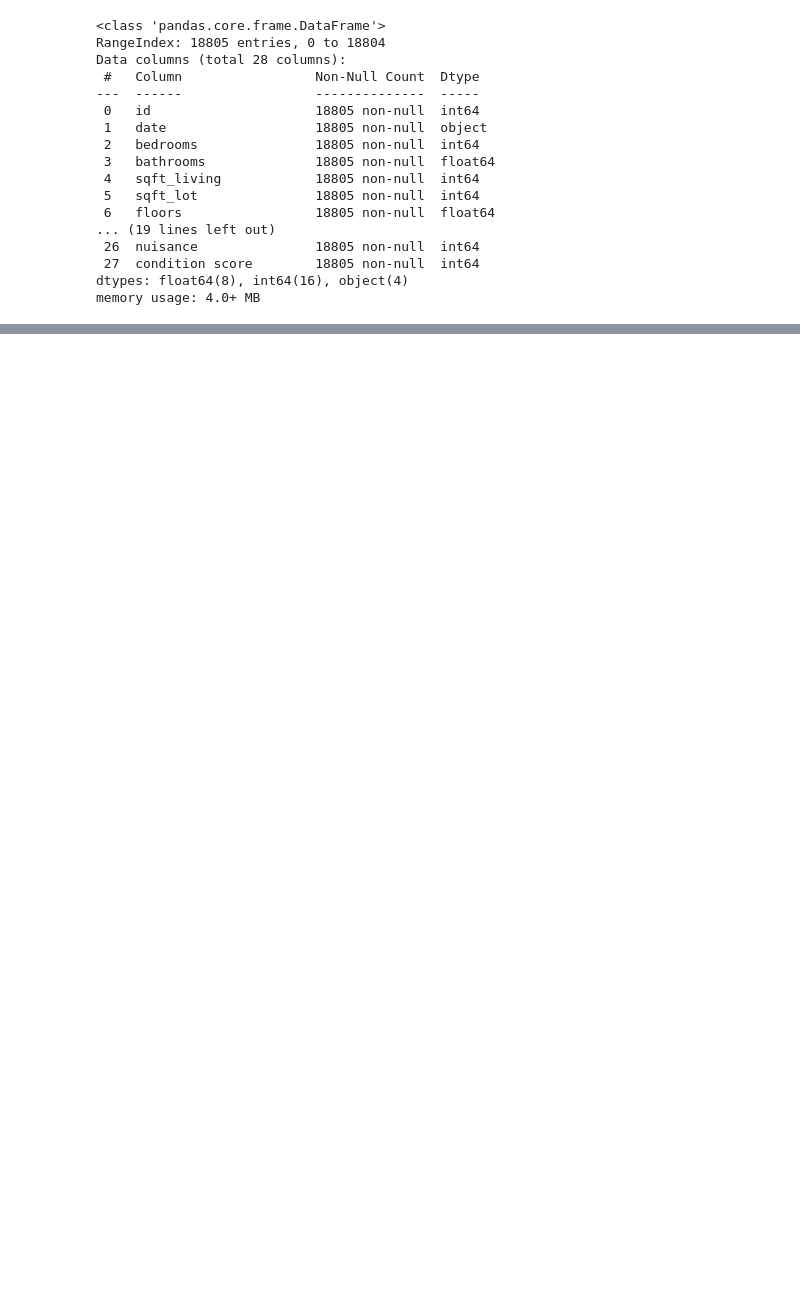
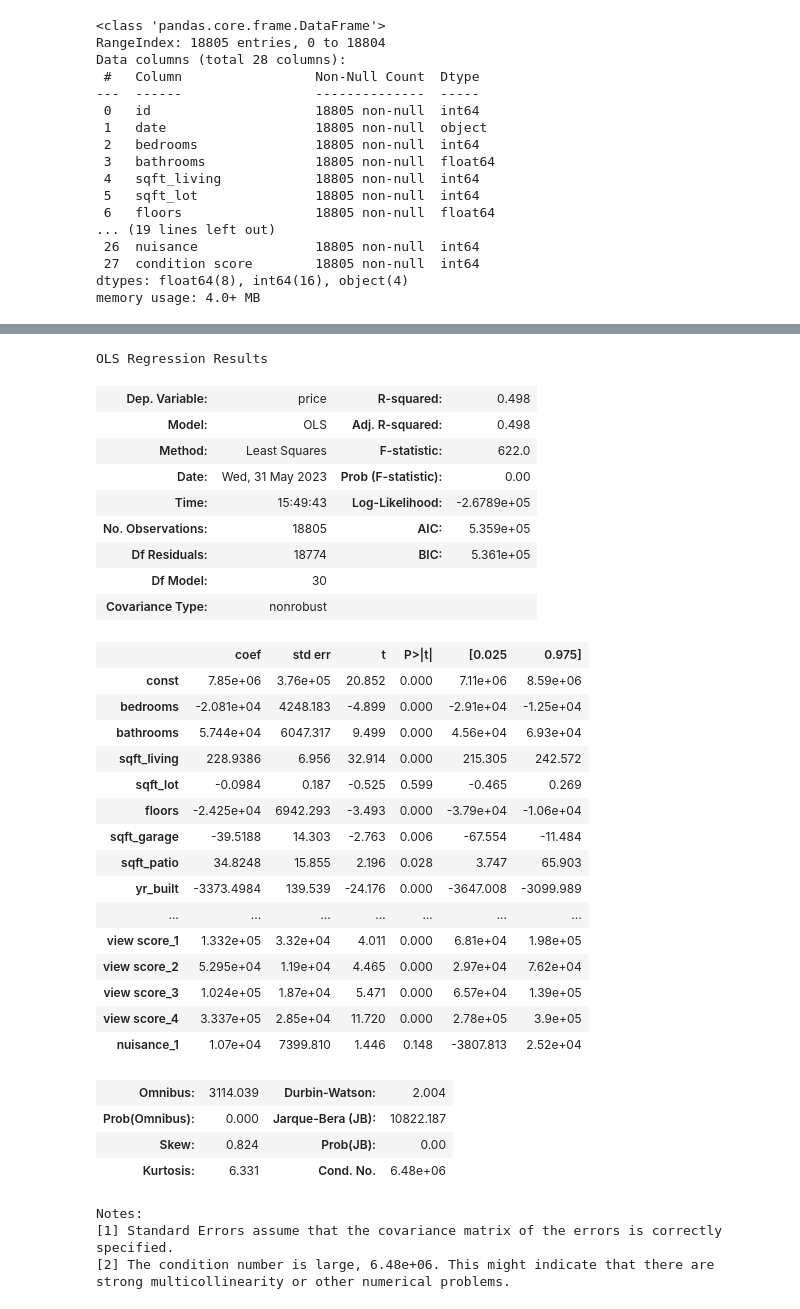
Before and after one commit to Lou-Hines/Housing_Prices_and_Flood_Risk, a Jupyter notebook: EDA-Hines-5 (Regressions).ipynb, the cells around one changed output, grey strips where cells are left out. Drawn from its saved outputs; the diff is of its cells as text; code cells hidden in the pictures; blank space fills up the shorter version.

Commit message:
committing latest modelling

```diff
--- a/EDA-Hines-5 (Regressions).ipynb
+++ b/EDA-Hines-5 (Regressions).ipynb
@@ -396,0 +406,5 @@ bathrooms                 float64
+# %%
+model = sm.OLS(y_train, sm.add_constant(X_train))
+results = model.fit()
+
+print(results.summary())
@@ -396,0 +429,11 @@ bathrooms                 float64
+# %%
+# even worse! finally, let's remove the max and area score
+#(note, however, that our cond no. scores are dropping)
+
+X_train = df_2.drop(['price','lat', 'long', 'zipcode',  'street address', 'city', 'floodzones_in_zipcode', 'area_flood_score_max', 'avg_area_flood_score'], axis=1)
+y_train = df_2['price']
+# %%
+model = sm.OLS(y_train, sm.add_constant(X_train))
+results = model.fit()
+
+print(results.summary())
@@ -396,0 +493,43 @@ bathrooms                 float64
+# %%
+X_train = onehot_df.drop(['price','lat', 'long', 'zipcode', 'street address', 'city', 'floodzones_in_zipcode', 'area_flood_score_max', 'avg_area_flood_score'], axis=1)
+y_train = onehot_df['price']
+# %%
+X_int = sm.add_constant(X_train)
+model = sm.OLS(y_train, X_int).fit()
+summary = model.summary()
+summary
+# %% [output]
+OLS Regression Results
+| Dep. Variable: | price | R-squared: | 0.498 |
+| Model: | OLS | Adj. R-squared: | 0.498 |
+| Method: | Least Squares | F-statistic: | 622.0 |
+| Date: | Wed, 31 May 2023 | Prob (F-statistic): | 0.00 |
+| Time: | 15:49:43 | Log-Likelihood: | -2.6789e+05 |
+| No. Observations: | 18805 | AIC: | 5.359e+05 |
+| Df Residuals: | 18774 | BIC: | 5.361e+05 |
+| Df Model: | 30 |  |  |
+| Covariance Type: | nonrobust |  |  |
+|  | coef | std err | t | P>|t| | [0.025 | 0.975] |
+| const | 7.85e+06 | 3.76e+05 | 20.852 | 0.000 | 7.11e+06 | 8.59e+06 |
+| bedrooms | -2.081e+04 | 4248.183 | -4.899 | 0.000 | -2.91e+04 | -1.25e+04 |
+| bathrooms | 5.744e+04 | 6047.317 | 9.499 | 0.000 | 4.56e+04 | 6.93e+04 |
+| sqft_living | 228.9386 | 6.956 | 32.914 | 0.000 | 215.305 | 242.572 |
+| sqft_lot | -0.0984 | 0.187 | -0.525 | 0.599 | -0.465 | 0.269 |
+| floors | -2.425e+04 | 6942.293 | -3.493 | 0.000 | -3.79e+04 | -1.06e+04 |
+| sqft_garage | -39.5188 | 14.303 | -2.763 | 0.006 | -67.554 | -11.484 |
+| sqft_patio | 34.8248 | 15.855 | 2.196 | 0.028 | 3.747 | 65.903 |
+| yr_built | -3373.4984 | 139.539 | -24.176 | 0.000 | -3647.008 | -3099.989 |
+| ... | ... | ... | ... | ... | ... | ... |
+| view score_1 | 1.332e+05 | 3.32e+04 | 4.011 | 0.000 | 6.81e+04 | 1.98e+05 |
+| view score_2 | 5.295e+04 | 1.19e+04 | 4.465 | 0.000 | 2.97e+04 | 7.62e+04 |
+| view score_3 | 1.024e+05 | 1.87e+04 | 5.471 | 0.000 | 6.57e+04 | 1.39e+05 |
+| view score_4 | 3.337e+05 | 2.85e+04 | 11.720 | 0.000 | 2.78e+05 | 3.9e+05 |
+| nuisance_1 | 1.07e+04 | 7399.810 | 1.446 | 0.148 | -3807.813 | 2.52e+04 |
+| Omnibus: | 3114.039 | Durbin-Watson: | 2.004 |
+| Prob(Omnibus): | 0.000 | Jarque-Bera (JB): | 10822.187 |
+| Skew: | 0.824 | Prob(JB): | 0.00 |
+| Kurtosis: | 6.331 | Cond. No. | 6.48e+06 |
+Notes:
+[1] Standard Errors assume that the covariance matrix of the errors is correctly specified.
+[2] The condition number is large, 6.48e+06. This might indicate that there are
+strong multicollinearity or other numerical problems.
```
Also changed, not shown: parts of 45 cells of this notebook.
